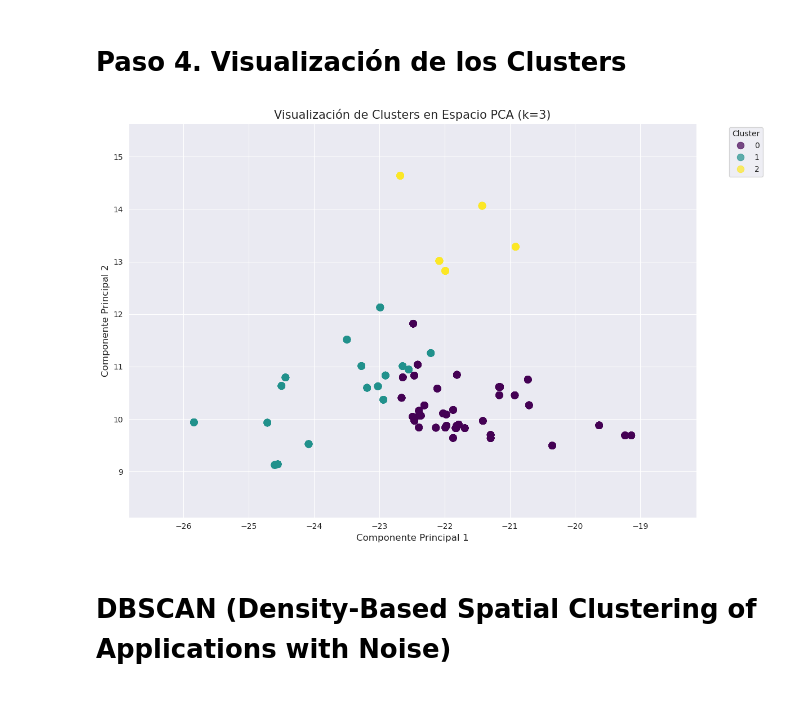
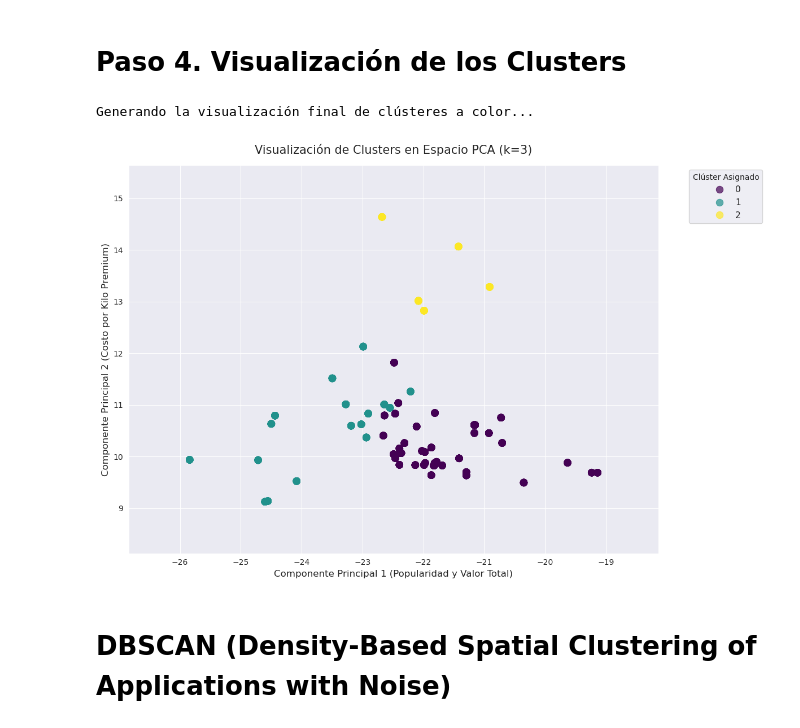
Before and after one commit to IICG-Coquimbo/practica-proyecto-equipo-agrotech, a Jupyter notebook: semanas/Semana 10/Clustering.ipynb, the cells around one changed output. Drawn from its saved outputs; the diff is of its cells as text; code cells hidden in the pictures; blank space fills up the shorter version.

```diff
--- a/semanas/Semana 10/Clustering.ipynb
+++ b/semanas/Semana 10/Clustering.ipynb
@@ -107,19 +142,26 @@ only showing top 5 rows
 # %%
 from pyspark.ml.feature import VectorAssembler, StandardScaler, PCA
 
-# 1. Vectorizamos las columnas numéricas
+print("Ejecutando pipeline de preparación: Vectorización, Escalamiento y Reducción de Dimensiones (PCA)...")
+
+# 1. Vectorizamos las columnas numéricas clave de df_clustering
+# Ajustamos 'precio_raw' a 'precio' para que coincida con tu esquema de Atlas
 assembler = VectorAssembler(
-    inputCols=["precio_kg", "rating", "opiniones","precio_raw"],
+    inputCols=["precio_kg", "rating", "opiniones", "precio"],
     outputCol="features"
 )
 df_vector = assembler.transform(df_clustering)
 
-# 2. Escalamos los datos (K-Means es sensible a la escala)
-scaler = StandardScaler(inputCol="features", outputCol="scaledFeatures")
+# 2. Escalamos los datos (K-Means calcula distancias euclidianas, por lo que la escala es crítica)
+scaler = StandardScaler(inputCol="features", outputCol="scaledFeatures", withStd=True, withMean=False)
 scaler_model = scaler.fit(df_vector)
 df_scaled = scaler_model.transform(df_vector)
 
-# 3. PCA para reducir a 2 componentes (visualización)
+# 3. Aplicamos PCA para reducir a 2 componentes principales (Ideal para graficar en 2D)
 pca = PCA(k=2, inputCol="scaledFeatures", outputCol="pcaFeatures")
 pca_model = pca.fit(df_scaled)
 df_pca = pca_model.transform(df_scaled)
+
+print("¡Procesamiento PCA completado con éxito!")
+# Mostramos cómo quedaron los componentes principales mapeados
+df_pca.select("features", "scaledFeatures", "pcaFeatures").show(5, truncate=False)
@@ -258,49 +381,53 @@ import seaborn as sns
 import matplotlib.pyplot as plt
 import numpy as np
 
+print("Generando la visualización final de clústeres a color...")
+
 # 1. Cruzamos la información: Aplicamos el modelo K-Means al DF que tiene el PCA
-# Esto añade la columna 'prediction' al mapa de coordenadas
+# Esto añade de forma limpia la columna 'prediction' manteniendo las coordenadas de las componentes
 df_viz_final = model_final.transform(df_pca)
 
-# 2. Pasamos a Pandas para el gráfico
-# Asegúrate de usar los nombres de columnas que tienes en tu esquema (marca o marca_cat)
-pdf_visual = df_viz_final.select("pcaFeatures", "prediction", "marca").toPandas()
+# 2. Ajustado: Pasamos a Pandas seleccionando 'marca_cat' en lugar de la columna de texto 'marca'
+pdf_visual = df_viz_final.select("pcaFeatures", "prediction", "marca_cat").toPandas()
 
-# 3. Extraemos las coordenadas de los vectores del PCA
+# 3. Extraemos las coordenadas de los vectores del PCA a columnas numéricas individuales
 pdf_visual[['PC1', 'PC2']] = pd.DataFrame(pdf_visual['pcaFeatures'].apply(lambda x: x.toArray()).tolist())
 
-# 4. Calculamos límites para centrar (percentiles 1-99)
+# 4. Calculamos límites dinámicos (percentiles 1-99) para que los outliers no deformen el gráfico
 pc1_min, pc1_max = np.percentile(pdf_visual['PC1'], [1, 99])
 pc2_min, pc2_max = np.percentile(pdf_visual['PC2'], [1, 99])
 
-# 5. Generamos el gráfico centrado y sin flechas
+# 5. Generamos el gráfico de dispersión a color
 plt.figure(figsize=(12, 8))
 sns.set_style("darkgrid")
 
+# Usamos 'prediction' en el parámetro hue para pintar cada clúster de un color distinto
 sns.scatterplot(
     data=pdf_visual,
     x='PC1',
     y='PC2',
     hue='prediction',
     palette='viridis',
     s=80,
-    alpha=0.7,
+    alpha=0.7,        # Opacidad ideal para ver superposiciones en las fronteras de los grupos
     edgecolor=None
 )
 
-# Aplicamos el zoom para que se vea centrado
+# Aplicamos el zoom inteligente centrado
 plt.xlim(pc1_min - 1, pc1_max + 1)
 plt.ylim(pc2_min - 1, pc2_max + 1)
 
-plt.title(f'Visualización de Clusters en Espacio PCA (k={k_optimo})', fontsize=15)
-plt.xlabel('Componente Principal 1', fontsize=12)
-plt.ylabel('Componente Principal 2', fontsize=12)
-plt.legend(title='Cluster', bbox_to_anchor=(1.05, 1), loc='upper left')
+# Títulos del gráfico final
+plt.title(f'Visualización de Clusters en Espacio PCA (k={k_optimo})', fontsize=15, pad=15)
+plt.xlabel('Componente Principal 1 (Popularidad y Valor Total)', fontsize=12)
+plt.ylabel('Componente Principal 2 (Costo por Kilo Premium)', fontsize=12)
+plt.legend(title='Clúster Asignado', bbox_to_anchor=(1.05, 1), loc='upper left', fontsize=11)
 
 plt.tight_layout()
 plt.show()
 # %% [output]
+Generando la visualización final de clústeres a color...
-[figure, old version]
+[figure, new version]
 # %% [markdown]
 # DBSCAN (Density-Based Spatial Clustering of Applications with Noise)
 # %%
```
Also changed, not shown: parts of 12 cells of this notebook, 6 other files.
